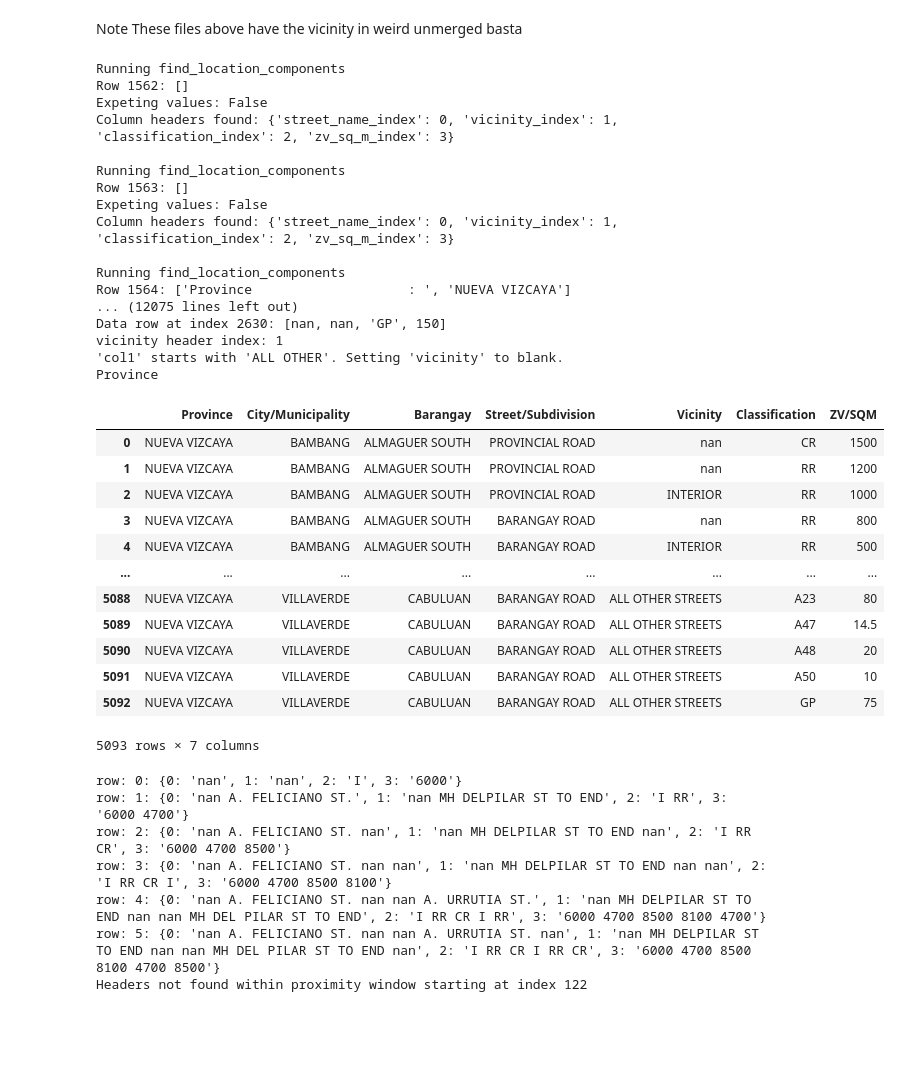
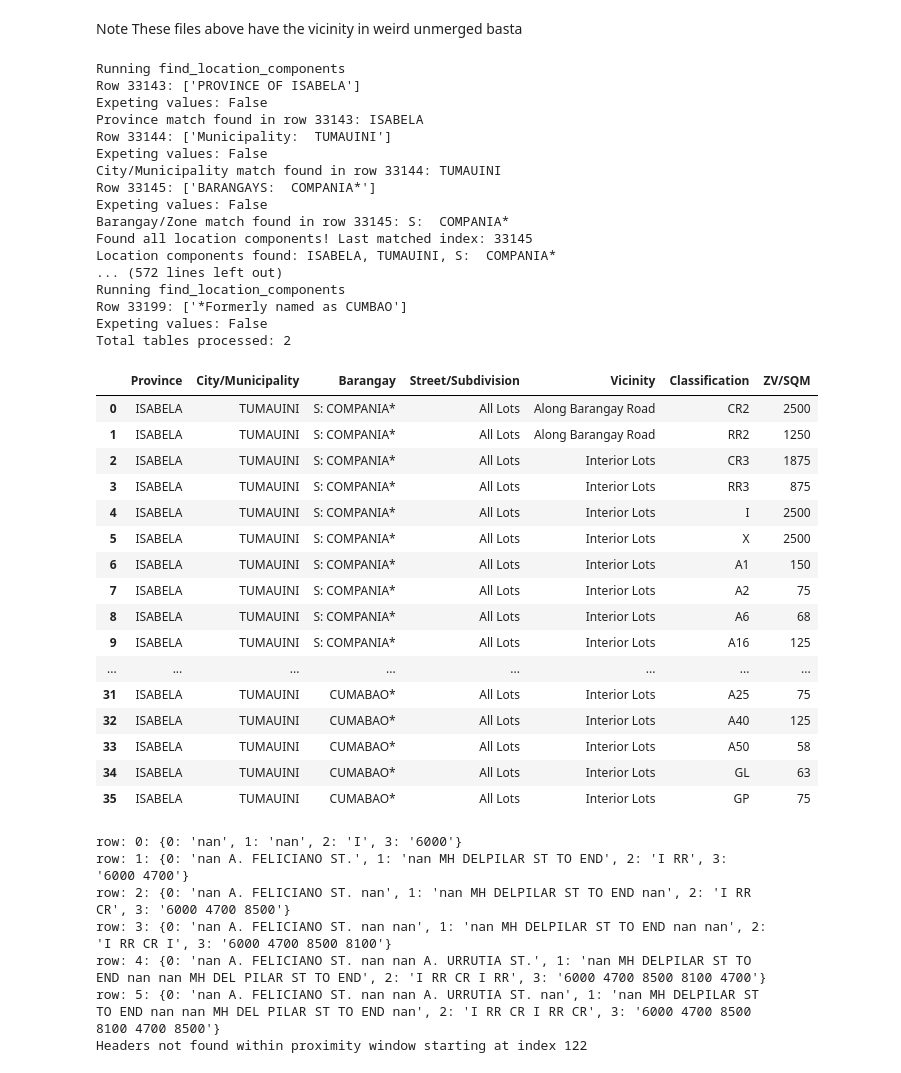
Before and after one commit to lansantuyo/bir-zl-scraping, a Jupyter notebook: Updated Scraper.ipynb, the cells around one changed output. Saved outputs shown, nothing was run; the diff lists cells and outputs as text; code cells hidden in the pictures; blank space fills up the shorter version.

Commit message:
fixed reading barangays with an s

```diff
--- a/Updated Scraper.ipynb
+++ b/Updated Scraper.ipynb
@@ -503,7 +503,7 @@ def find_location_components(df, index, proximity_window=5, current_province=Non
                     print(f"City/Municipality match found in row {current_index}: {current_city}")
 
             # Check for Barangay/Zone
-            barangay = extract_value(r"(?:Barangay|Zone|Barangays)(?:\s*\/\s*(?:Barangay|Zone|Barangays))?\s*[:\s]?\s*(.+)", combined_current_row)
+            barangay = extract_value(r"(?:Barangays|Zone|Barangay)(?:\s*\/\s*(?:Barangays|Zone|Barangay))?\s*[:\s]?\s*(.+)", combined_current_row)
             if barangay:
                 current_barangay = clean_value(barangay)
                 found_any = True
@@ -1004,7 +1004,7 @@ Updated_RDO No. 63 - Calapan City,  Oriental Mindoro
 # %% [markdown]
 Note These files above have the vicinity in weird unmerged basta
 # %%
-file = 'RDO No. 14 - Bayombong, Nueva Vizcaya.xls'
+file = 'RDO No. 15 - Naguilian, Isabela.xls'
 test = pd.ExcelFile(f"data/{file}")
 
 sheet_names = sorted([name for name in test.sheet_names if name.strip().lower().startswith('sheet')], key=lambda name: int(re.search(r'\d+', name).group()))
@@ -1012,38 +1012,42 @@ last_sheet_name = sheet_names[-1] if sheet_names else None
 
 df = pd.read_excel("data/"+file, sheet_name=last_sheet_name, header=None)
 # %%
-main(df, debug=True, start=1562, end=16000, debug_location=True, debug_header=False)
+main(df, debug=True, start=33143, end=33200, debug_location=True, debug_header=False)
 # %% [output]
 Running find_location_components
-Row 1562: []
+Row 33143: ['PROVINCE OF ISABELA']
 Expeting values: False
-Column headers found: {'street_name_index': 0, 'vicinity_index': 1, 'classification_index': 2, 'zv_sq_m_index': 3}
-
+Province match found in row 33143: ISABELA
+Row 33144: ['Municipality:  TUMAUINI']
+Expeting values: False
+City/Municipality match found in row 33144: TUMAUINI
+Row 33145: ['BARANGAYS:  COMPANIA*']
+Expeting values: False
+Barangay/Zone match found in row 33145: S:  COMPANIA*
+Found all location components! Last matched index: 33145
+Location components found: ISABELA, TUMAUINI, S:  COMPANIA*
+... (572 lines left out)
 Running find_location_components
-Row 1563: []
+Row 33199: ['*Formerly named as CUMBAO']
 Expeting values: False
-Column headers found: {'street_name_index': 0, 'vicinity_index': 1, 'classification_index': 2, 'zv_sq_m_index': 3}
-
-Running find_location_components
-Row 1564: ['Province                    : ', 'NUEVA VIZCAYA']
-... (12075 lines left out)
-Data row at index 2630: [nan, nan, 'GP', 150]
-vicinity header index: 1
-'col1' starts with 'ALL OTHER'. Setting 'vicinity' to blank.
-Province
+Total tables processed: 2
 |  | Province | City/Municipality | Barangay | Street/Subdivision | Vicinity | Classification | ZV/SQM |
-| 0 | NUEVA VIZCAYA | BAMBANG | ALMAGUER SOUTH | PROVINCIAL ROAD | nan | CR | 1500 |
-| 1 | NUEVA VIZCAYA | BAMBANG | ALMAGUER SOUTH | PROVINCIAL ROAD | nan | RR | 1200 |
-| 2 | NUEVA VIZCAYA | BAMBANG | ALMAGUER SOUTH | PROVINCIAL ROAD | INTERIOR | RR | 1000 |
-| 3 | NUEVA VIZCAYA | BAMBANG | ALMAGUER SOUTH | BARANGAY ROAD | nan | RR | 800 |
-| 4 | NUEVA VIZCAYA | BAMBANG | ALMAGUER SOUTH | BARANGAY ROAD | INTERIOR | RR | 500 |
+| 0 | ISABELA | TUMAUINI | S: COMPANIA* | All Lots | Along Barangay Road | CR2 | 2500 |
+| 1 | ISABELA | TUMAUINI | S: COMPANIA* | All Lots | Along Barangay Road | RR2 | 1250 |
+| 2 | ISABELA | TUMAUINI | S: COMPANIA* | All Lots | Interior Lots | CR3 | 1875 |
+| 3 | ISABELA | TUMAUINI | S: COMPANIA* | All Lots | Interior Lots | RR3 | 875 |
+| 4 | ISABELA | TUMAUINI | S: COMPANIA* | All Lots | Interior Lots | I | 2500 |
+| 5 | ISABELA | TUMAUINI | S: COMPANIA* | All Lots | Interior Lots | X | 2500 |
+| 6 | ISABELA | TUMAUINI | S: COMPANIA* | All Lots | Interior Lots | A1 | 150 |
+| 7 | ISABELA | TUMAUINI | S: COMPANIA* | All Lots | Interior Lots | A2 | 75 |
+| 8 | ISABELA | TUMAUINI | S: COMPANIA* | All Lots | Interior Lots | A6 | 68 |
+| 9 | ISABELA | TUMAUINI | S: COMPANIA* | All Lots | Interior Lots | A16 | 125 |
 | ... | ... | ... | ... | ... | ... | ... | ... |
-| 5088 | NUEVA VIZCAYA | VILLAVERDE | CABULUAN | BARANGAY ROAD | ALL OTHER STREETS | A23 | 80 |
-| 5089 | NUEVA VIZCAYA | VILLAVERDE | CABULUAN | BARANGAY ROAD | ALL OTHER STREETS | A47 | 14.5 |
-| 5090 | NUEVA VIZCAYA | VILLAVERDE | CABULUAN | BARANGAY ROAD | ALL OTHER STREETS | A48 | 20 |
-| 5091 | NUEVA VIZCAYA | VILLAVERDE | CABULUAN | BARANGAY ROAD | ALL OTHER STREETS | A50 | 10 |
-| 5092 | NUEVA VIZCAYA | VILLAVERDE | CABULUAN | BARANGAY ROAD | ALL OTHER STREETS | GP | 75 |
+| 31 | ISABELA | TUMAUINI | CUMABAO* | All Lots | Interior Lots | A25 | 75 |
+| 32 | ISABELA | TUMAUINI | CUMABAO* | All Lots | Interior Lots | A40 | 125 |
+| 33 | ISABELA | TUMAUINI | CUMABAO* | All Lots | Interior Lots | A50 | 58 |
+| 34 | ISABELA | TUMAUINI | CUMABAO* | All Lots | Interior Lots | GL | 63 |
+| 35 | ISABELA | TUMAUINI | CUMABAO* | All Lots | Interior Lots | GP | 75 |
-5093 rows × 7 columns
 # %%
 |find_column_headers(df, 122, debug=True)
 # %% [output]
```
